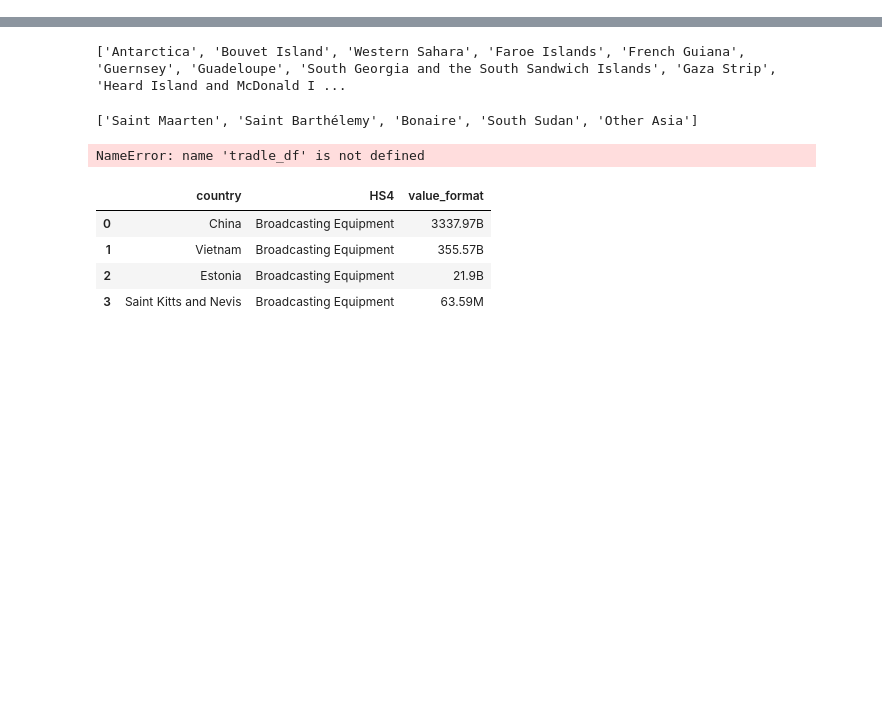
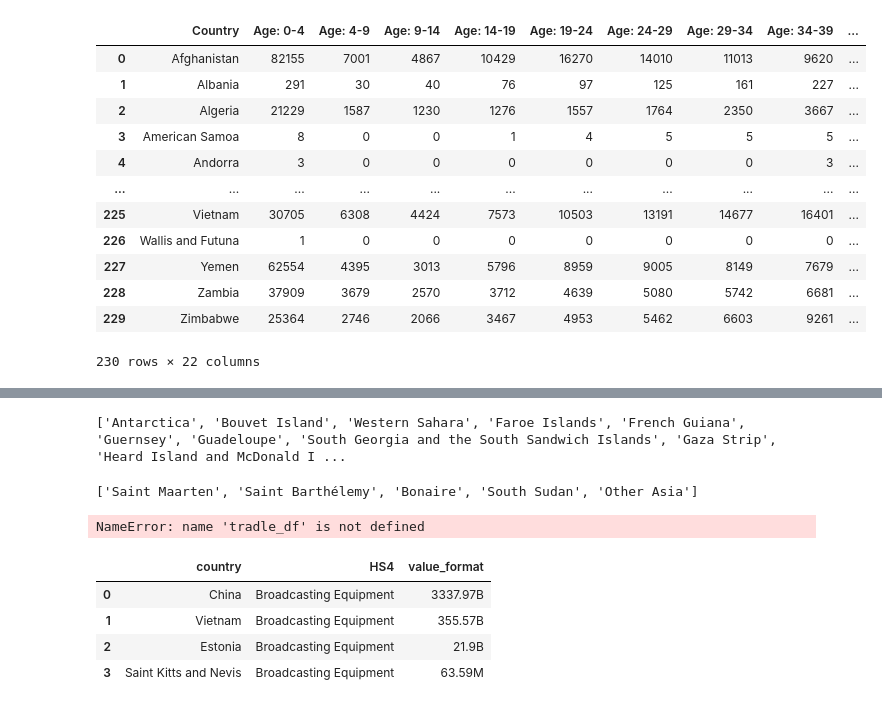
Before and after one commit to Guijarro8/tradleplus, a Jupyter notebook: tradle.ipynb, the cells around one changed output, grey strips where cells are left out. Cells and saved outputs as stored; diff of their text form; code cells hidden in the pictures; blank space fills up the shorter version.

```diff
--- a/tradle.ipynb
+++ b/tradle.ipynb
@@ -9,0 +113,17 @@ from src.utils import show_country
+# %%
+data_try= pandas.read_excel('data/country_data_palo.xlsx',3)
+data_try
+# %% [output]
+|  | Country | Age: 0-4 | Age: 4-9 | Age: 9-14 | Age: 14-19 | Age: 19-24 | Age: 24-29 | Age: 29-34 | Age: 34-39 | ... |
+| 0 | Afghanistan | 82155 | 7001 | 4867 | 10429 | 16270 | 14010 | 11013 | 9620 | ... |
+| 1 | Albania | 291 | 30 | 40 | 76 | 97 | 125 | 161 | 227 | ... |
+| 2 | Algeria | 21229 | 1587 | 1230 | 1276 | 1557 | 1764 | 2350 | 3667 | ... |
+| 3 | American Samoa | 8 | 0 | 0 | 1 | 4 | 5 | 5 | 5 | ... |
+| 4 | Andorra | 3 | 0 | 0 | 0 | 0 | 0 | 0 | 3 | ... |
+| ... | ... | ... | ... | ... | ... | ... | ... | ... | ... | ... |
+| 225 | Vietnam | 30705 | 6308 | 4424 | 7573 | 10503 | 13191 | 14677 | 16401 | ... |
+| 226 | Wallis and Futuna | 1 | 0 | 0 | 0 | 0 | 0 | 0 | 0 | ... |
+| 227 | Yemen | 62554 | 4395 | 3013 | 5796 | 8959 | 9005 | 8149 | 7679 | ... |
+| 228 | Zambia | 37909 | 3679 | 2570 | 3712 | 4639 | 5080 | 5742 | 6681 | ... |
+| 229 | Zimbabwe | 25364 | 2746 | 2066 | 3467 | 4953 | 5462 | 6603 | 9261 | ... |
+230 rows × 22 columns
```
Also changed, not shown: parts of 5 cells of this notebook, 3 other files.
